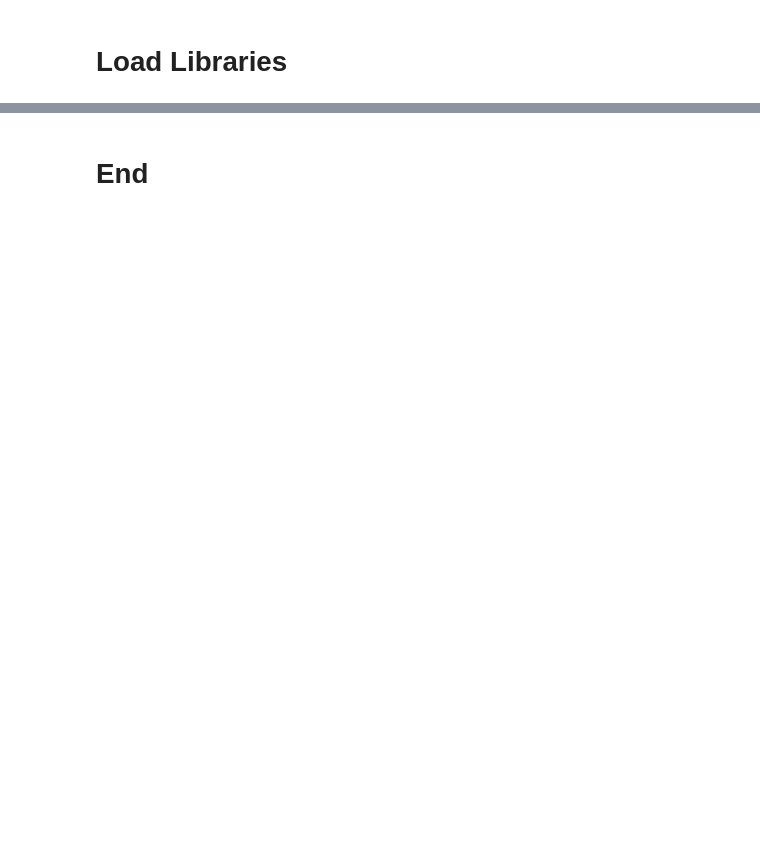
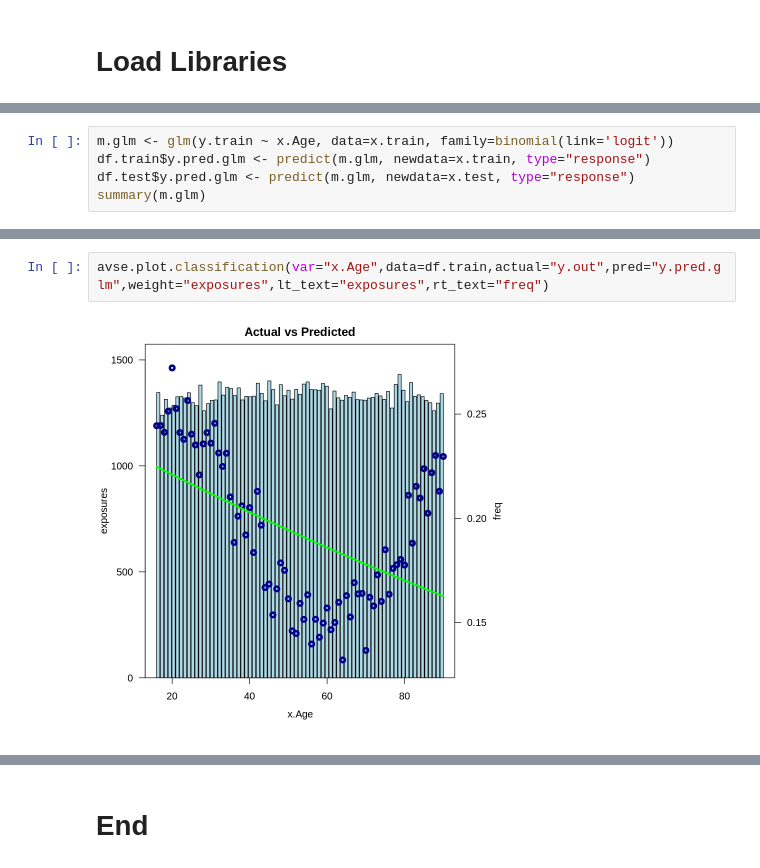
Before and after one commit to whyme314/playground-2023, a Jupyter notebook: GCW_playcode.ipynb, the cells around one changed output, grey strips where cells are left out. Saved outputs shown, nothing was run; the diff lists cells and outputs as text; blank space fills up the shorter version.

```diff
--- a/GCW_playcode.ipynb
+++ b/GCW_playcode.ipynb
@@ -549,0 +184,5 @@ legend("bottomright", legend=c("XGBoost", "GBM", "GLM"), col=c("red", "green", "
+# %%
+m.glm <- glm(y.train ~ x.Age, data=x.train, family=binomial(link='logit'))
+df.train$y.pred.glm <- predict(m.glm, newdata=x.train, type="response")
+df.test$y.pred.glm <- predict(m.glm, newdata=x.test, type="response")
+summary(m.glm)
@@ -549,0 +207,4 @@ legend("bottomright", legend=c("XGBoost", "GBM", "GLM"), col=c("red", "green", "
+# %%
+avse.plot.classification(var="x.Age",data=df.train,actual="y.out",pred="y.pred.glm",weight="exposures",lt_text="exposures",rt_text="freq")
+# %% [output]
+[figure, added]
```
Also changed, not shown: parts of 165 cells of this notebook.
